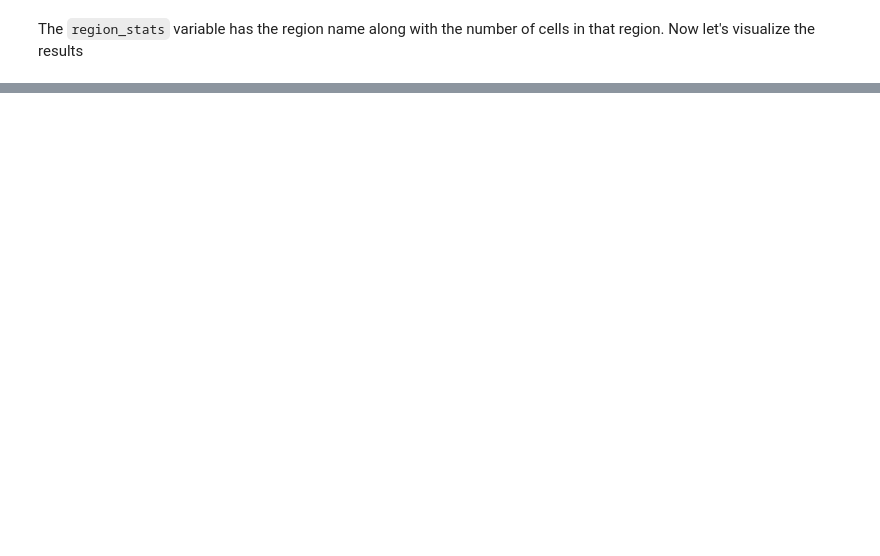
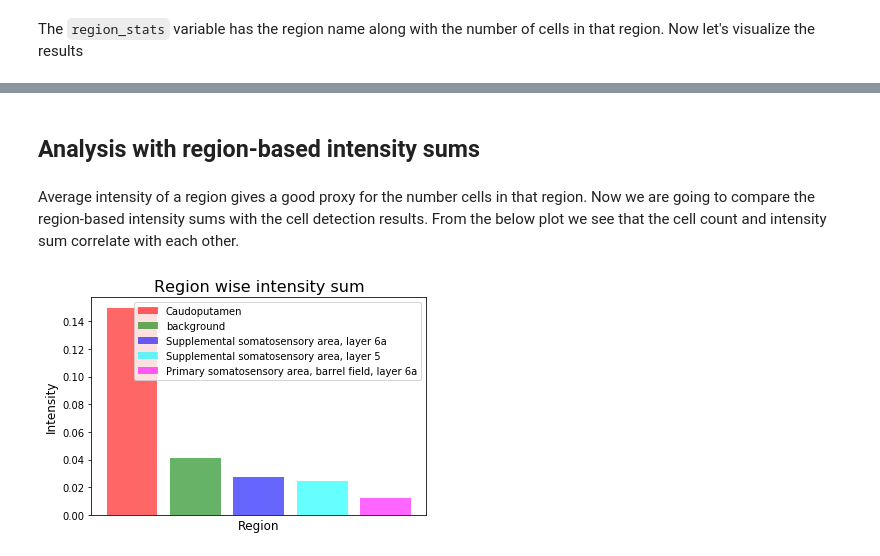
Before and after one commit to neurodata-cobalt/bloby, a Jupyter notebook: Region Based Analysis.ipynb, the cells around one changed output, grey strips where cells are left out. Cells and saved outputs as stored; diff of their text form; code cells hidden in the pictures; blank space fills up the shorter version.

Commit message:
Intensity sum and ROI evaluation notebooks

```diff
--- a/Region Based Analysis.ipynb
+++ b/Region Based Analysis.ipynb
@@ -36,0 +54,9 @@ metrics.plot_region_based_count(region_stats)
+# %% [markdown]
+## Analysis with region-based intensity sums
+# %% [markdown]
+Average intensity of a region gives a good proxy for the number cells in that region. Now we are going to compare the region-based intensity sums with the cell detection results. From the below plot we see that the cell count and intensity sum correlate with each other.
+# %%
+region_intensities = detector.get_avg_intensity_by_region(reg_atlas_path='data/region/reg_atlas.tiff')
+metrics.plot_intensity_mapping(region_intensities, 'data/region/reg_atlas.tiff', id2name)
+# %% [output]
+[figure, added]
```
Also changed, not shown: parts of 3 cells of this notebook, 5 other files.
